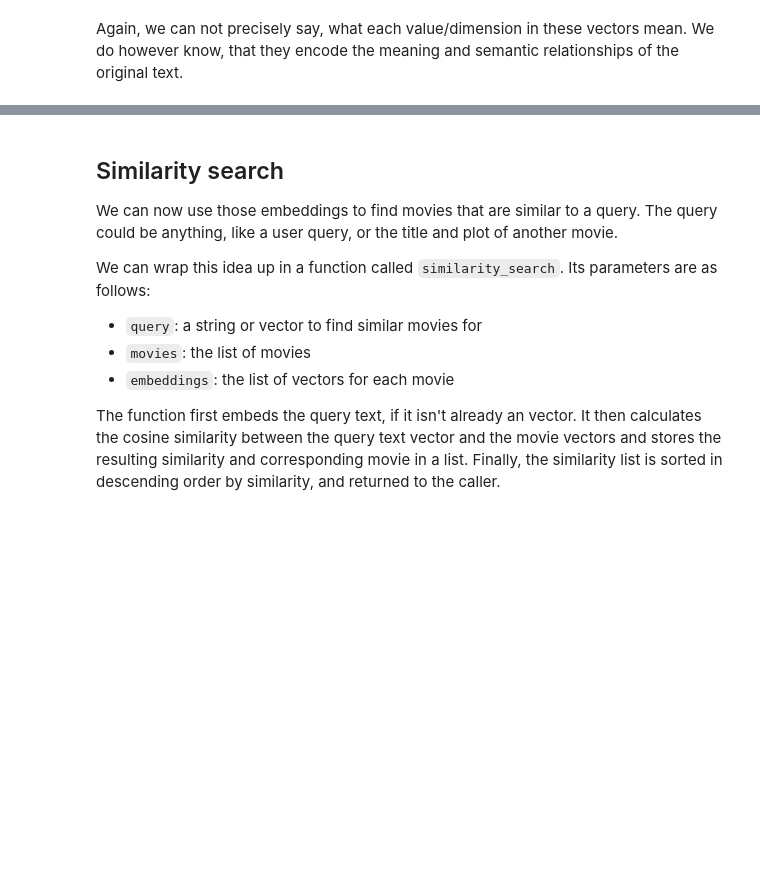
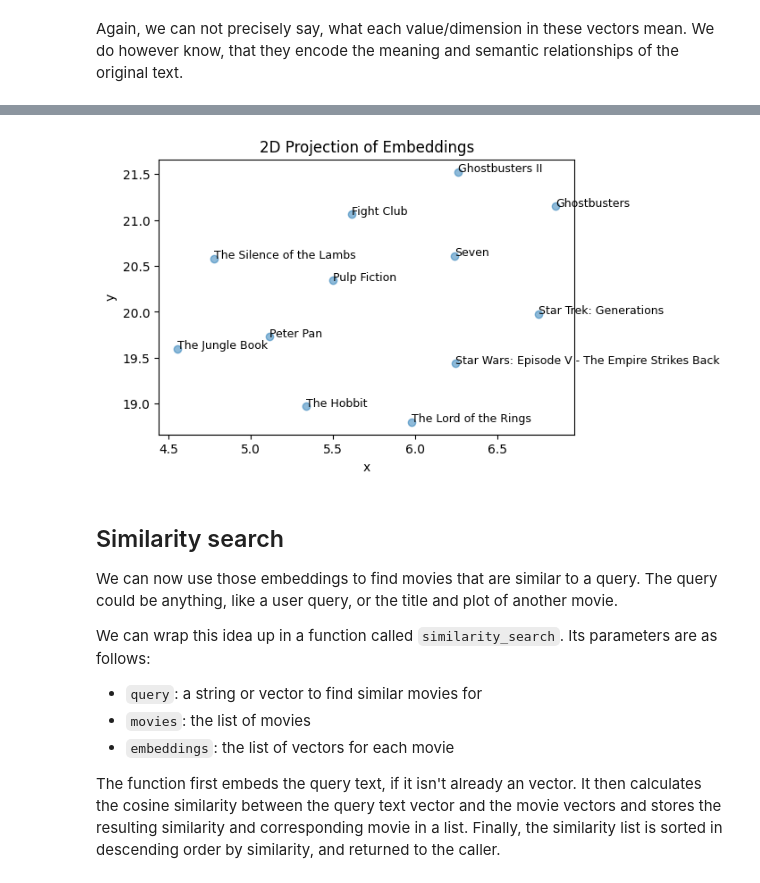
Before and after one commit to badlogic/genai-workshop, a Jupyter notebook: 03_unsupervised_learning_embeddings.ipynb, the cells around one changed output, grey strips where cells are left out. Cells and saved outputs as stored; diff of their text form; code cells hidden in the pictures; blank space fills up the shorter version.

```diff
--- a/03_unsupervised_learning_embeddings.ipynb
+++ b/03_unsupervised_learning_embeddings.ipynb
@@ -83,7 +84,13 @@ movies = [
   {"title": "Pulp Fiction", "plot": "The lives of two mob hitmen, a boxer, a gangster and his wife, and a pair of diner bandits intertwine in four tales of violence and redemption."},
   {"title": "Fight Club", "plot": "An insomniac office worker and a devil-may-care soap maker form an underground fight club that evolves into much more."},
   {"title": "Ghostbusters", "plot": "Three parapsychologists forced out of their university funding set up shop as a unique ghost removal service in New York City, attracting frightened yet skeptical customers."},
-  {"title": "Ghostbusters II", "plot": "The discovery of a massive river of ectoplasm and a resurgence of spectral activity allows the staff of Ghostbusters to revive the business."}
+  {"title": "Ghostbusters II", "plot": "The discovery of a massive river of ectoplasm and a resurgence of spectral activity allows the staff of Ghostbusters to revive the business."},
+  {"title": "The Silence of the Lambs", "plot": "In this thriller, a young F.B.I. cadet must receive the help of an incarcerated and manipulative cannibal killer to help catch another serial killer, a madman who skins his victims."},
+  {"title": "Seven", "plot": "Two detectives, a rookie and a veteran, hunt a serial killer who uses the seven deadly sins as his motives."},
+  {"title": "The Lord of the Rings", "plot": "A meek Hobbit from the Shire and eight companions set out on a journey to destroy the powerful One Ring and save Middle-earth from the Dark Lord Sauron."},
+  {"title": "The Hobbit", "plot": "A reluctant Hobbit, Bilbo Baggins, sets out to the Lonely Mountain with a spirited group of dwarves to reclaim their mountain home, and the gold within it from the dragon Smaug."},
+  {"title": "The Jungle Book", "plot": "In this classic Disney movie, Bagheera the Panther and Baloo the Bear have a difficult time trying to convince a boy to leave the jungle for human civilization."},
+  {"title": "Peter Pan", "plot": "In this beautifully drawn animation film, Wendy and her brothers are whisked away to the magical world of Neverland with the hero of their stories, Peter Pan."}
 ]
 # %% [markdown]
 ## Creating embedding vectors for each movie
@@ -110,3 +126,22 @@ Again, we can not precisely say, what each value/dimension in these vectors mean
+# %%
+def visualize_embeddings(embeddings, labels):
+  reducer = umap.UMAP(n_neighbors=max(15, len(embeddings) // 4), n_components=2, metric='cosine',  random_state=42)
+  embeddings_2d = np.array(reducer.fit_transform(embeddings))
+
+  plt.figure(figsize=(6, 4))
+  plt.scatter(embeddings_2d[:, 0], embeddings_2d[:, 1], alpha=0.5)
+
+  for i, label in enumerate(labels):
+      plt.text(embeddings_2d[i, 0], embeddings_2d[i, 1], label, fontsize=9)
+
+  plt.title('2D Projection of Embeddings')
+  plt.xlabel('x')
+  plt.ylabel('y')
+  plt.show()
+
+visualize_embeddings(embeddings, [movie["title"] for movie in movies])
+# %% [output]
+[figure, added]
 # %% [markdown]
 ## Similarity search
 We can now use those embeddings to find movies that are similar to a query. The query could be anything, like a user query, or the title and plot of another movie.
```
Also changed, not shown: parts of 12 cells of this notebook.
